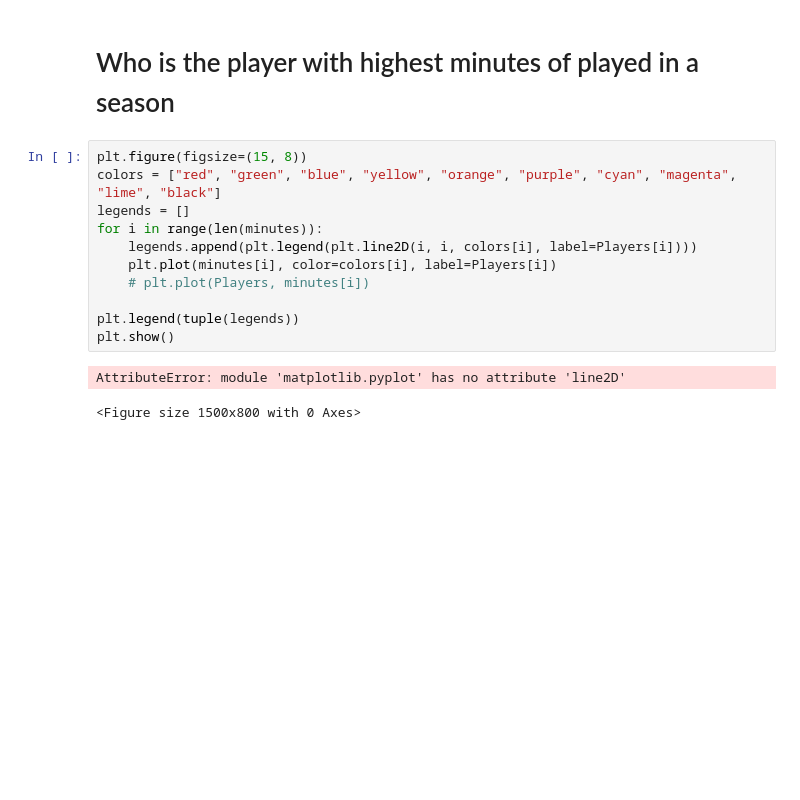
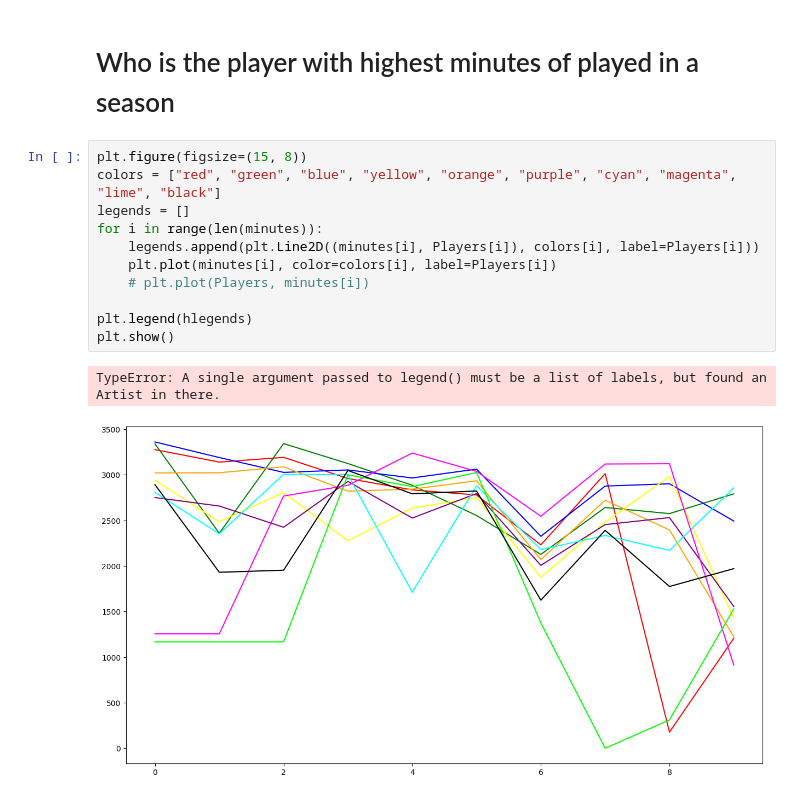
Before and after one commit to RyannKim327/Python-Programming-Compillation, a Jupyter notebook: Data Structures and Algorithm/Jupyter Notebook/basketball.ipynb, the cells around one changed output. Drawn from its saved outputs; the diff is of its cells as text; blank space fills up the shorter version.

```diff
--- a/Data Structures and Algorithm/Jupyter Notebook/basketball.ipynb
+++ b/Data Structures and Algorithm/Jupyter Notebook/basketball.ipynb
@@ -166,14 +166,14 @@ plt.show()
 # %%
 plt.figure(figsize=(15, 8))
 colors = ["red", "green", "blue", "yellow", "orange", "purple", "cyan", "magenta", "lime", "black"]
 legends = []
 for i in range(len(minutes)):
-    legends.append(plt.legend(plt.line2D(i, i, colors[i], label=Players[i])))
+    legends.append(plt.Line2D((minutes[i], Players[i]), colors[i], label=Players[i]))
     plt.plot(minutes[i], color=colors[i], label=Players[i])
     # plt.plot(Players, minutes[i])
 
-plt.legend(tuple(legends))
+plt.legend(hlegends)
 plt.show()
 # %% [output]
-AttributeError: module 'matplotlib.pyplot' has no attribute 'line2D'
+TypeError: A single argument passed to legend() must be a list of labels, but found an Artist in there.
-<Figure size 1500x800 with 0 Axes>
+[figure, added]
```
